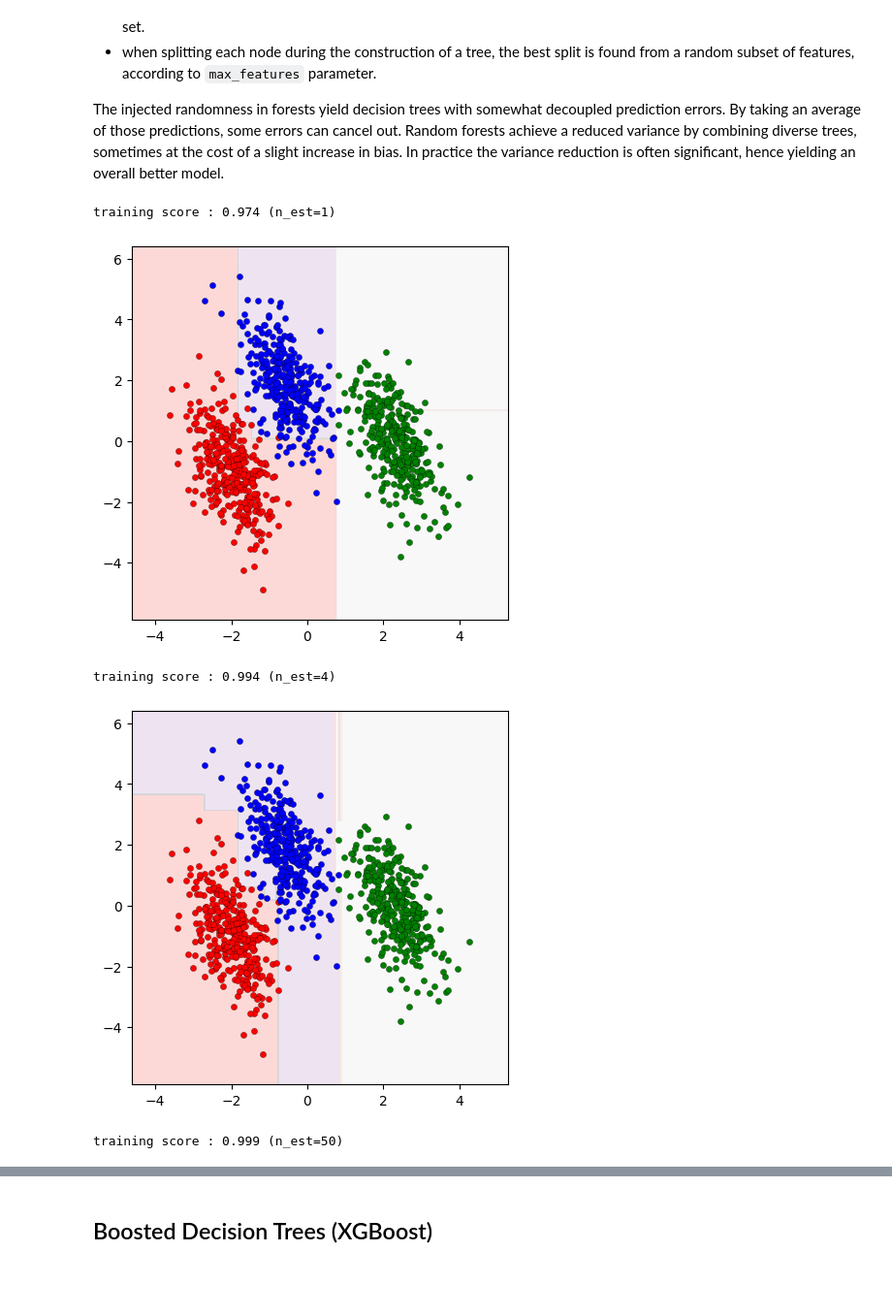
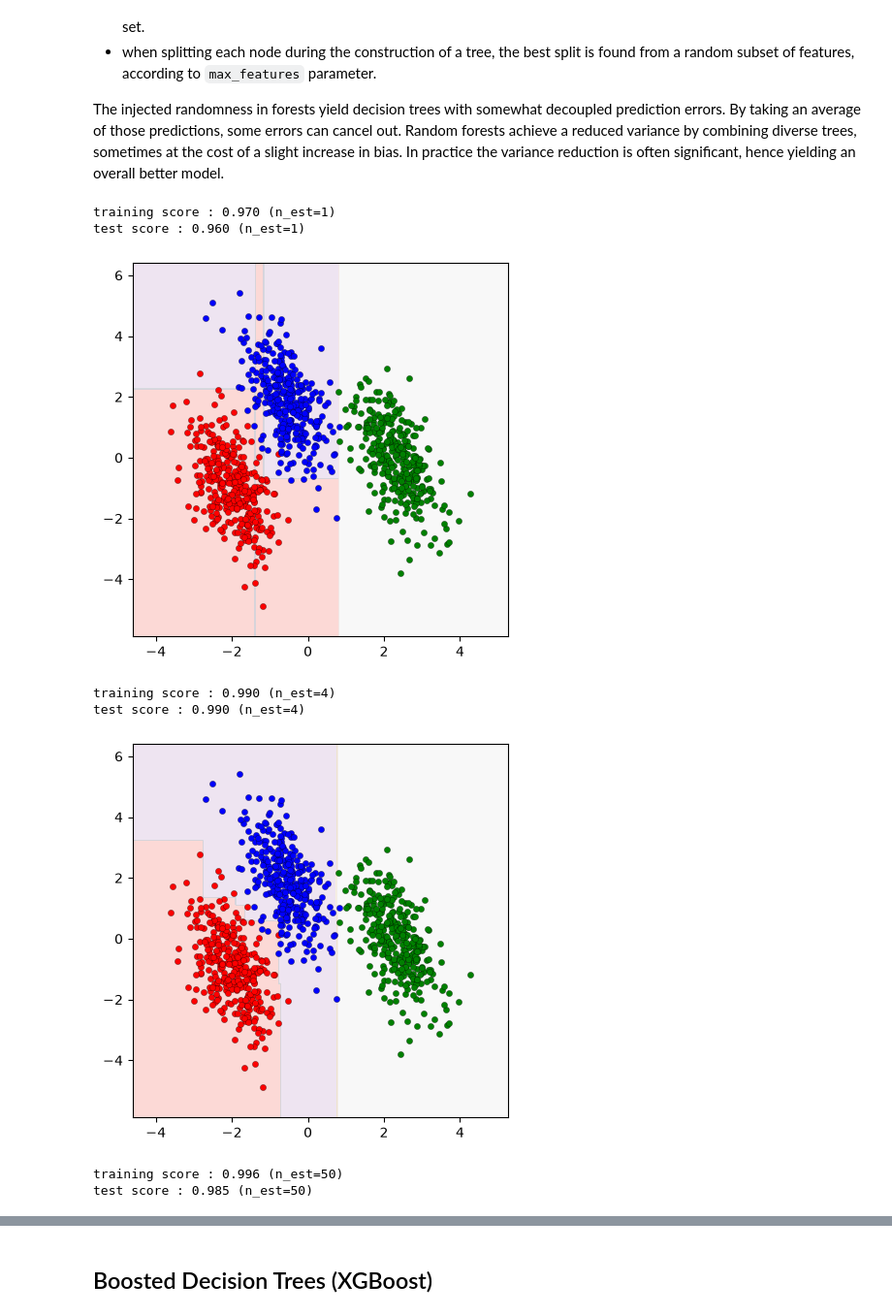
Before and after one commit to Guebco/CAS_ADS_2026_Guebco, a Jupyter notebook: Module 3/3_ML_SL_TreesForests.ipynb, the cells around one changed output, grey strips where cells are left out. Shown at 97% size. Drawn from its saved outputs; the diff is of its cells as text; code cells hidden in the pictures; blank space fills up the shorter version.

```diff
--- a/Module 3/3_ML_SL_TreesForests.ipynb
+++ b/Module 3/3_ML_SL_TreesForests.ipynb
@@ -93,15 +132,21 @@ centers = [[-5, 0], [0, 1.5], [5, -1]]
 X, y = make_blobs(n_samples=1000, centers=centers, random_state=40)
 transformation = [[0.4, 0.2], [-0.4, 1.2]]
 X = np.dot(X, transformation)
+
+# split dataset into training and test set
+from sklearn.model_selection import train_test_split
+X_train, X_test, y_train, y_test = train_test_split(X, y, test_size=0.2, random_state=42)
+
+# fit decision tree classifier with different depths
 dtcs = []
 for depth in (1, 2, 3, 4):
     # do fit
     dtc = tree.DecisionTreeClassifier(max_depth=depth, criterion='gini', min_samples_leaf=3)
     dtcs.append(dtc)
-    dtc.fit(X, y)
+    dtc.fit(X_train, y_train)
 
     # print the training scores (mean accuracy)
-    print("training score : %.3f (depth=%d)" % (dtc.score(X, y), depth))
+    print("training score : %.3f (depth=%d)" % (dtc.score(X_train, y_train), depth))
 
     # get range for visualization
     x_0 = X[:, 0]
@@ -205,37 +251,47 @@ X, y = make_blobs(n_samples=1000, centers=centers, random_state=40)
 transformation = [[0.4, 0.2], [-0.4, 1.2]]
 X = np.dot(X, transformation)
 
+# split the dataset into training and test set
+X_train, X_test, y_train, y_test = train_test_split(X, y, test_size=0.2, random_state=42)
+
+# fit random forest classifier with different number of estimators
 for n_est in (1, 4, 50):
     # do fit
     rfc = ensemble.RandomForestClassifier(max_depth=4, n_estimators=n_est,)
-    rfc.fit(X, y)
+    rfc.fit(X_train, y_train)
 
     # print the training scores
-    print("training score : %.3f (n_est=%d)" % (rfc.score(X, y), n_est))
+    print("training score : %.3f (n_est=%d)" % (rfc.score(X_train, y_train), n_est))
+
+    # print the test scores
+    print("test score : %.3f (n_est=%d)" % (rfc.score(X_test, y_test), n_est))
 
     # get range for visualization
     x_0 = X[:, 0]
     x_1 = X[:, 1]
     x_min = x_0.min() - 1
     x_max = x_0.max() + 1
     y_min = x_1.min() - 1
     y_max = x_1.max() + 1
 
     plt.figure(figsize=(5,5))
     plot_prediction_2d(x_min, x_max, y_min, y_max, classifier=rfc)
 
     # Plot also the training points
     colors = 'rbg'
     for i, color in enumerate(colors):
         idx = np.where(y == i)
         plt.scatter(x_0[idx], x_1[idx], c=color,
                     edgecolor='black', s=20, linewidth=0.2)
 
 
     plt.show()
 # %% [output]
-training score : 0.974 (n_est=1)
+training score : 0.970 (n_est=1)
+test score : 0.960 (n_est=1)
-[figure, old version]
+[figure, new version]
-training score : 0.994 (n_est=4)
+training score : 0.990 (n_est=4)
+test score : 0.990 (n_est=4)
-[figure, old version]
+[figure, new version]
-training score : 0.999 (n_est=50)
+training score : 0.996 (n_est=50)
+test score : 0.985 (n_est=50)
```
Also changed, not shown: parts of 9 cells of this notebook, 2 other files.
